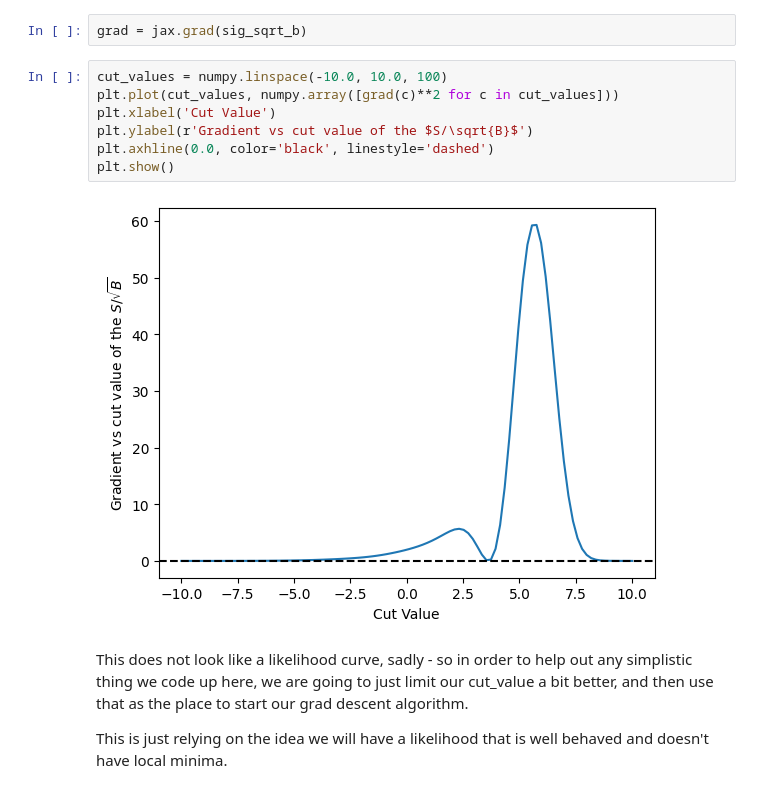
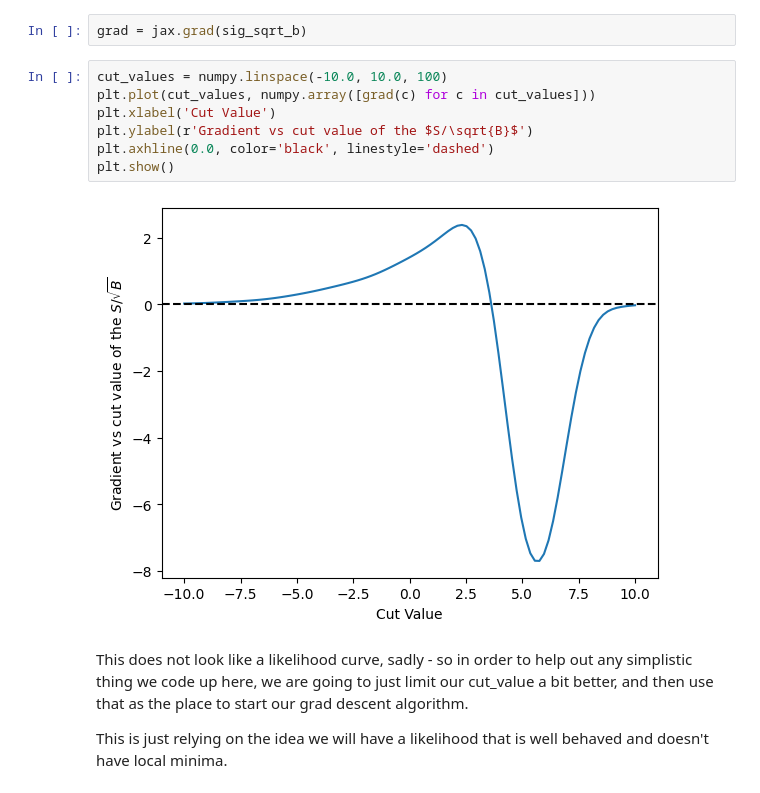
Before and after one commit to gordonwatts/diff-prog-intro, a Jupyter notebook: book/jax_optimization.ipynb, the cells around one changed output. Saved outputs shown, nothing was run; the diff lists cells and outputs as text.

```diff
--- a/book/jax_optimization.ipynb
+++ b/book/jax_optimization.ipynb
@@ -16,13 +16,13 @@ Our gradient is very very simple - no need to re-evaluate it every time around -
 grad = jax.grad(sig_sqrt_b)
 # %%
 cut_values = numpy.linspace(-10.0, 10.0, 100)
-plt.plot(cut_values, numpy.array([grad(c)**2 for c in cut_values]))
+plt.plot(cut_values, numpy.array([grad(c) for c in cut_values]))
 plt.xlabel('Cut Value')
 plt.ylabel(r'Gradient vs cut value of the $S/\sqrt{B}$')
 plt.axhline(0.0, color='black', linestyle='dashed')
 plt.show()
 # %% [output]
-[figure, old version]
+[figure, new version]
 # %% [markdown]
 This does not look like a likelihood curve, sadly - so in order to help out any simplistic thing we code up here, we are going to just limit our cut_value a bit better, and then use that as the place to start our grad descent algorithm.
 
```
Also changed, not shown: 3 other files.
